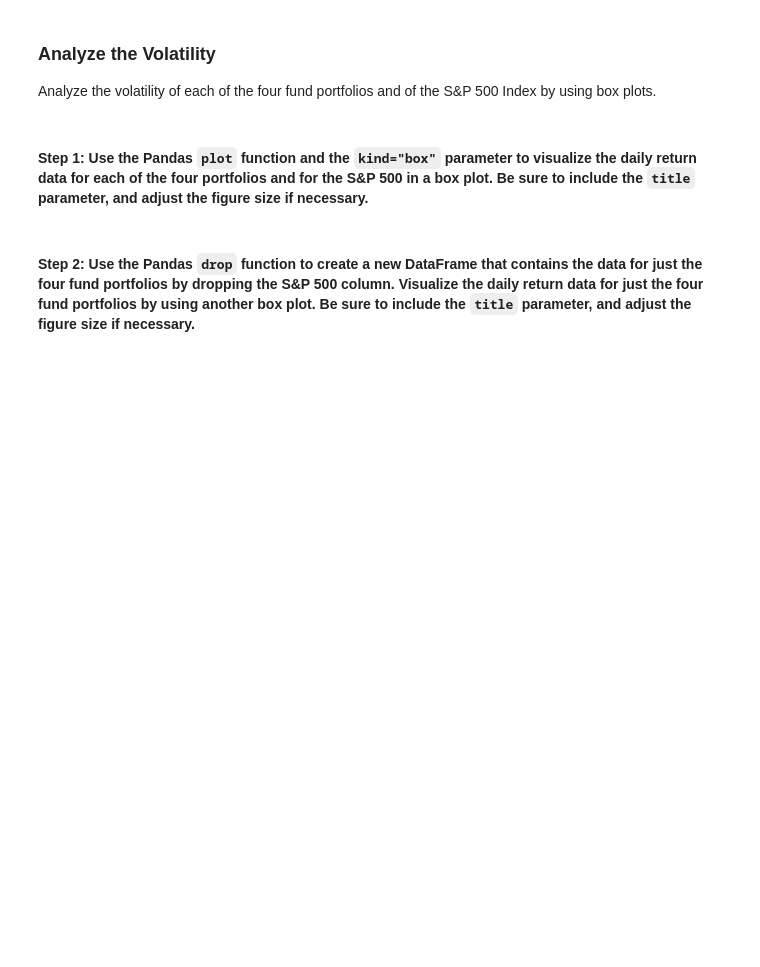
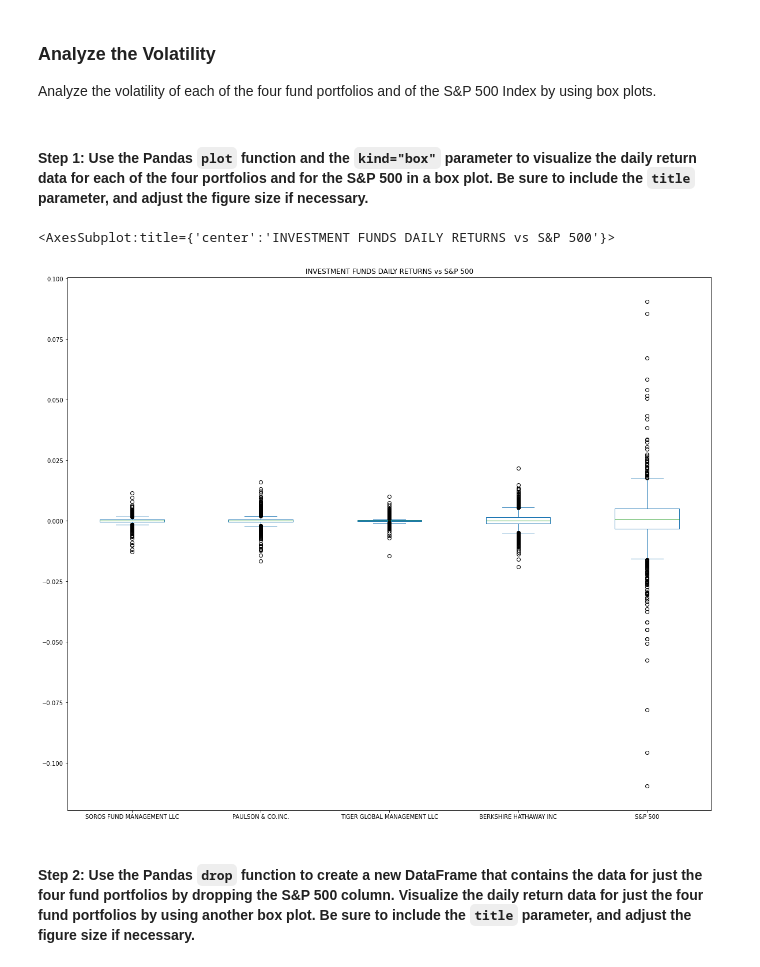
Before and after one commit to AnaIitico/quantitative_analysis, a Jupyter notebook: risk_return_analysis.ipynb, the cells around one changed output. Saved outputs shown, nothing was run; the diff lists cells and outputs as text; code cells hidden in the pictures; blank space fills up the shorter version.

```diff
--- a/risk_return_analysis.ipynb
+++ b/risk_return_analysis.ipynb
@@ -108,7 +168,10 @@ Analyze the volatility of each of the four fund portfolios and of the S&P 500 In
 # %%
 # Use the daily return data to create box plots to visualize the volatility of the 4 funds and the S&P 500
 # Include a title parameter and adjust the figure size
-# YOUR CODE HERE
+daily_returns_whales.plot.box(figsize=(20, 17), title="INVESTMENT FUNDS DAILY RETURNS vs S&P 500")
+# %% [output]
+<AxesSubplot:title={'center':'INVESTMENT FUNDS DAILY RETURNS vs S&P 500'}>
+[figure, added]
 # %% [markdown]
 #### Step 2: Use the Pandas `drop` function to create a new DataFrame that contains the data for just the four fund portfolios by dropping the S&P 500 column. Visualize the daily return data for just the four fund portfolios by using another box plot. Be sure to include the `title` parameter, and adjust the figure size if necessary.
 # %%
```
Also changed, not shown: parts of 6 cells of this notebook.
